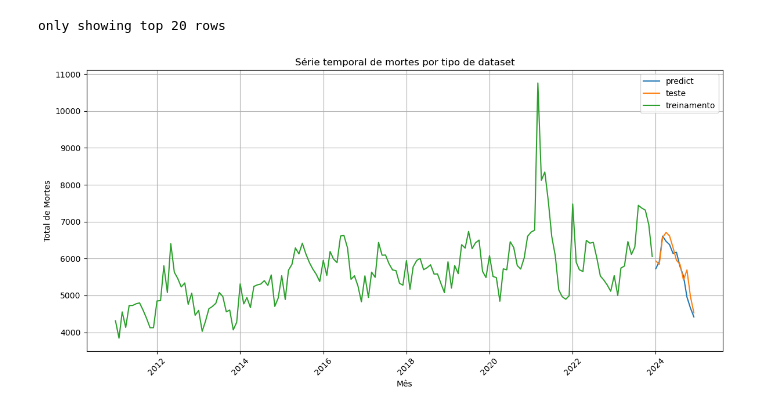
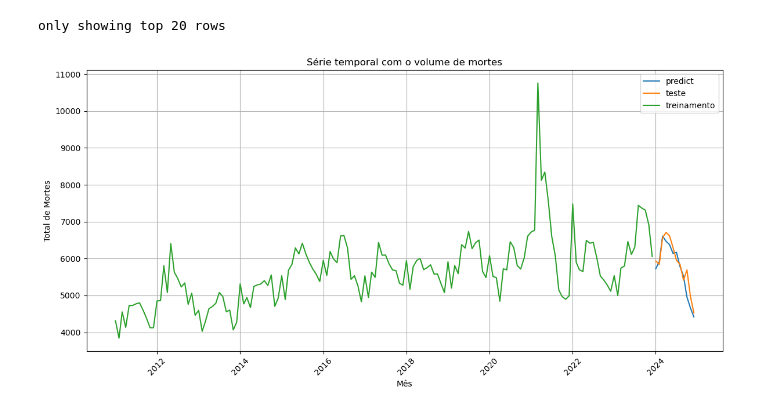
Before and after one commit to luizhenriquemm/spark-lab, a Jupyter notebook: data/jupyter/tcc/modelo_analitico/classificacao.ipynb, the cells around one changed output. Cells and saved outputs as stored; diff of their text form; code cells hidden in the pictures.

```diff
--- a/data/jupyter/tcc/modelo_analitico/classificacao.ipynb
+++ b/data/jupyter/tcc/modelo_analitico/classificacao.ipynb
@@ -268,3 +257,30 @@ df_pred_corrigido = df_pred.select(
+# %%
+from pyspark.ml.linalg import DenseVector
+from pyspark.sql.functions import udf
+from pyspark.sql.types import StructType, StructField, DoubleType
+from pyspark.ml.linalg import VectorUDT
+import numpy
+
+def adjust_vector(vector):
+    to_adjust = 0.055       # Base com um vies muito forte, modelo treinado com peso nas classes e tambem foi necessário aplicar um threshold de 55.5%
+    values = list(vector)  # Converte DenseVector em lista
+    values[0] += to_adjust       # Soma em um valor
+    values[1] -= to_adjust       # Subtrai no outro
+    return DenseVector(values)
+
+adjust_vector_udf = udf(adjust_vector, VectorUDT())
+
+df_pred_corrigido = df_pred.select(
+    col("dt_atend"),
+    # col("prediction"),
+    # col("probability"),
+    adjust_vector_udf("probability").alias("probability"),
+    when(
+        vector_to_array(adjust_vector_udf("probability"))[1] > 0.50,
+        lit(1.0)
+    ).otherwise(0.0).alias("prediction"),
+    col("morte").cast("integer").alias("morte")
+).cache()
 # %%
 from pyspark.ml.evaluation import MulticlassClassificationEvaluator, BinaryClassificationEvaluator
 
@@ -346,24 +362,24 @@ only showing top 20 rows
 # %%
 df_grafico_pd = df_grafico.toPandas()
 
 df_grafico_pd['dt_atend_mes'] = pd.to_datetime(df_grafico_pd['dt_atend_mes'], format='%Y-%m')
 df_grafico_pd = df_grafico_pd.sort_values('dt_atend_mes')
 
 plt.figure(figsize=(12, 6))
 
 for nome_dataset, grupo in df_grafico_pd.groupby("dataset"):
     if nome_dataset == "predict":
         plt.plot(grupo["dt_atend_mes"], grupo["morte"], label=nome_dataset)
     else:
         plt.plot(grupo["dt_atend_mes"], grupo["morte"], label=nome_dataset)
 
 plt.xlabel("Mês")
 plt.ylabel("Total de Mortes")
-plt.title("Série temporal de mortes por tipo de dataset")
+plt.title("Série temporal com o volume de mortes")
 plt.legend()
 plt.grid(True)
 plt.xticks(rotation=45)
 plt.tight_layout()
 plt.show()
 # %% [output]
-[figure, old version]
+[figure, new version]
```
Also changed, not shown: parts of 7 cells of this notebook, 35 other files.
